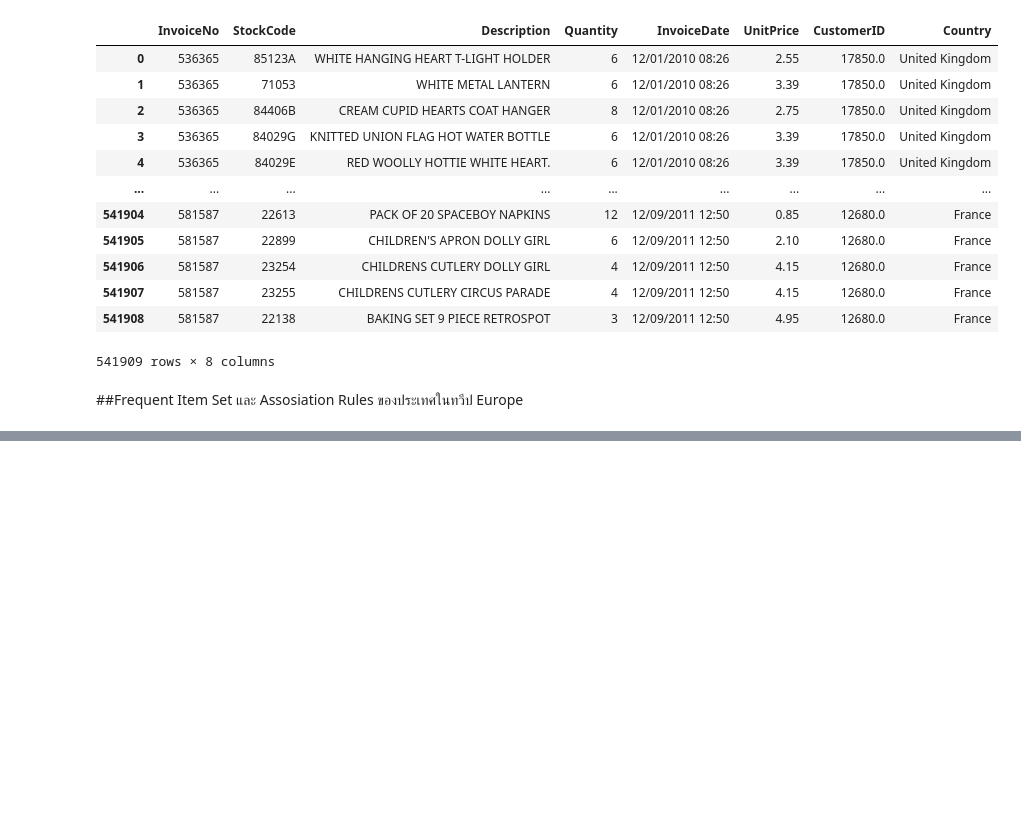
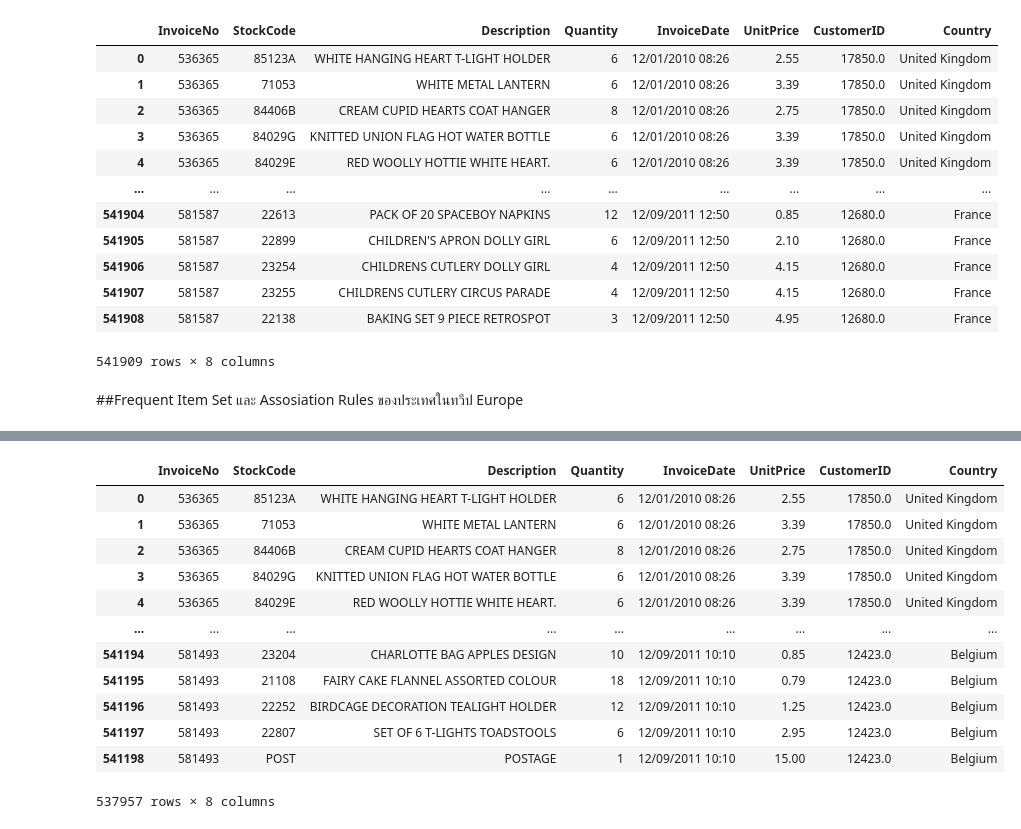
Before and after one commit to Wipada6430205202/BSC_DPDM23, a Jupyter notebook: Frequent_Patterns_(Association_Rules).ipynb, the cells around one changed output, grey strips where cells are left out. Saved outputs shown, nothing was run; the diff lists cells and outputs as text; code cells hidden in the pictures; blank space fills up the shorter version.

```diff
--- a/Frequent_Patterns_(Association_Rules).ipynb
+++ b/Frequent_Patterns_(Association_Rules).ipynb
@@ -273,0 +277,4 @@ print(filtered_rules)
+# %%
+from google.colab import drive
+drive.mount('/content/drive')
+path = '/content/drive/MyDrive/BSC_DPDM23'
@@ -273,0 +283,2 @@ print(filtered_rules)
+# %%
+data = pd.read_csv(os.path.join(path,'reduced_marketbasket.csv'),encoding='latin-1')
@@ -273,0 +321,25 @@ print(filtered_rules)
+# %%
+EU_country = ['Belgium','Cyprus','Channel Islands','Czech Republic','Denmark','EIRE','European Community',
+              'Finland','France','Germany','Greece','Iceland','Italy','Lithuania','Malta','Netherlands',
+              'Norway','Poland','Portugal','Spain','Sweden','Switzerland','United Kingdom']
+# %%
+EU_data_country = data[data['Country']==""]
+for i in range(len(EU_country)):
+  x = data[data['Country']==EU_country[i]]
+  EU_data_country=pd.concat([x,EU_data_country])
+# %%
+EU_data_country
+# %% [output]
+|  | InvoiceNo | StockCode | Description | Quantity | InvoiceDate | UnitPrice | CustomerID | Country |
+| 0 | 536365 | 85123A | WHITE HANGING HEART T-LIGHT HOLDER | 6 | 12/01/2010 08:26 | 2.55 | 17850.0 | United Kingdom |
+| 1 | 536365 | 71053 | WHITE METAL LANTERN | 6 | 12/01/2010 08:26 | 3.39 | 17850.0 | United Kingdom |
+| 2 | 536365 | 84406B | CREAM CUPID HEARTS COAT HANGER | 8 | 12/01/2010 08:26 | 2.75 | 17850.0 | United Kingdom |
+| 3 | 536365 | 84029G | KNITTED UNION FLAG HOT WATER BOTTLE | 6 | 12/01/2010 08:26 | 3.39 | 17850.0 | United Kingdom |
+| 4 | 536365 | 84029E | RED WOOLLY HOTTIE WHITE HEART. | 6 | 12/01/2010 08:26 | 3.39 | 17850.0 | United Kingdom |
+| ... | ... | ... | ... | ... | ... | ... | ... | ... |
+| 541194 | 581493 | 23204 | CHARLOTTE BAG APPLES DESIGN | 10 | 12/09/2011 10:10 | 0.85 | 12423.0 | Belgium |
+| 541195 | 581493 | 21108 | FAIRY CAKE FLANNEL ASSORTED COLOUR | 18 | 12/09/2011 10:10 | 0.79 | 12423.0 | Belgium |
+| 541196 | 581493 | 22252 | BIRDCAGE DECORATION TEALIGHT HOLDER | 12 | 12/09/2011 10:10 | 1.25 | 12423.0 | Belgium |
+| 541197 | 581493 | 22807 | SET OF 6 T-LIGHTS TOADSTOOLS | 6 | 12/09/2011 10:10 | 2.95 | 12423.0 | Belgium |
+| 541198 | 581493 | POST | POSTAGE | 1 | 12/09/2011 10:10 | 15.00 | 12423.0 | Belgium |
+537957 rows × 8 columns
```
Also changed, not shown: parts of 21 cells of this notebook.
